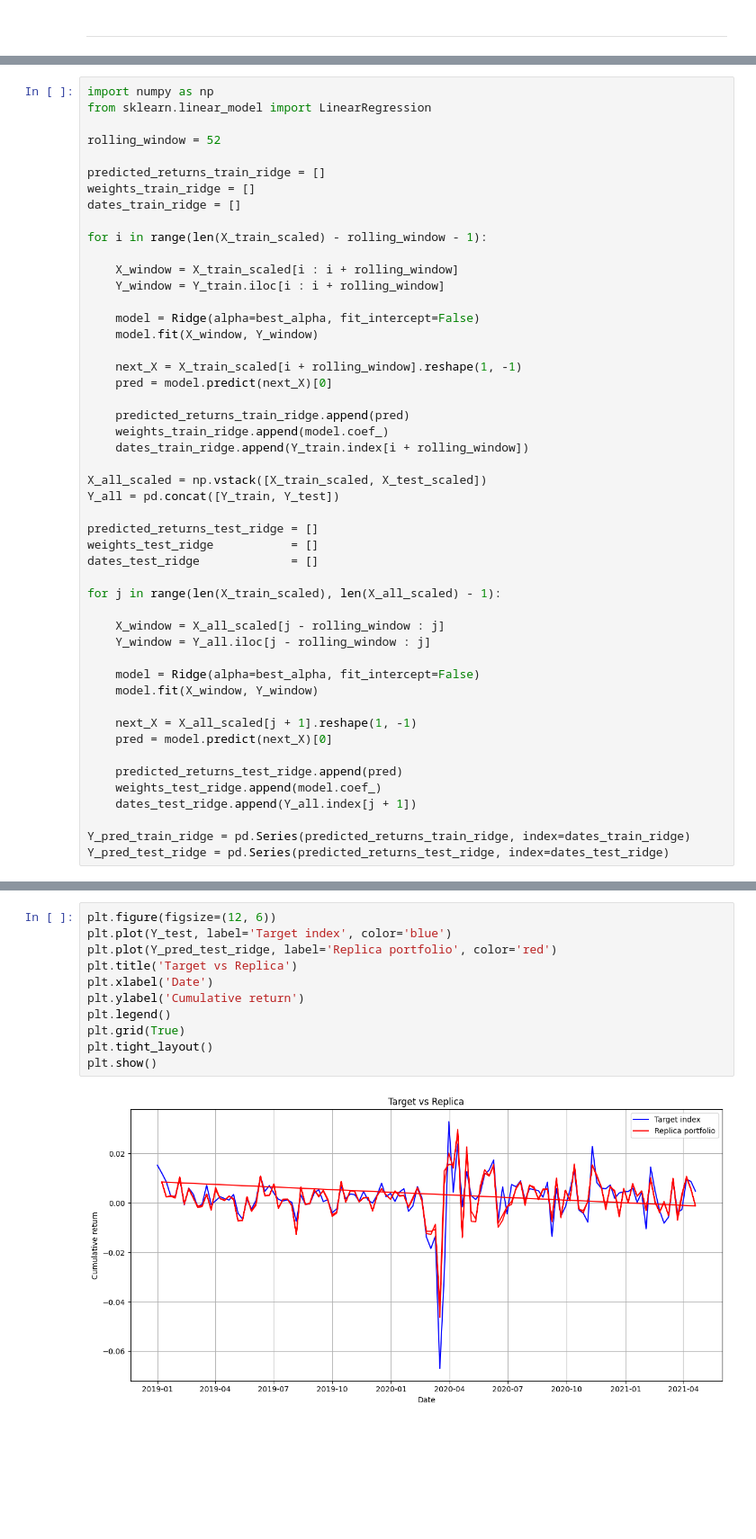
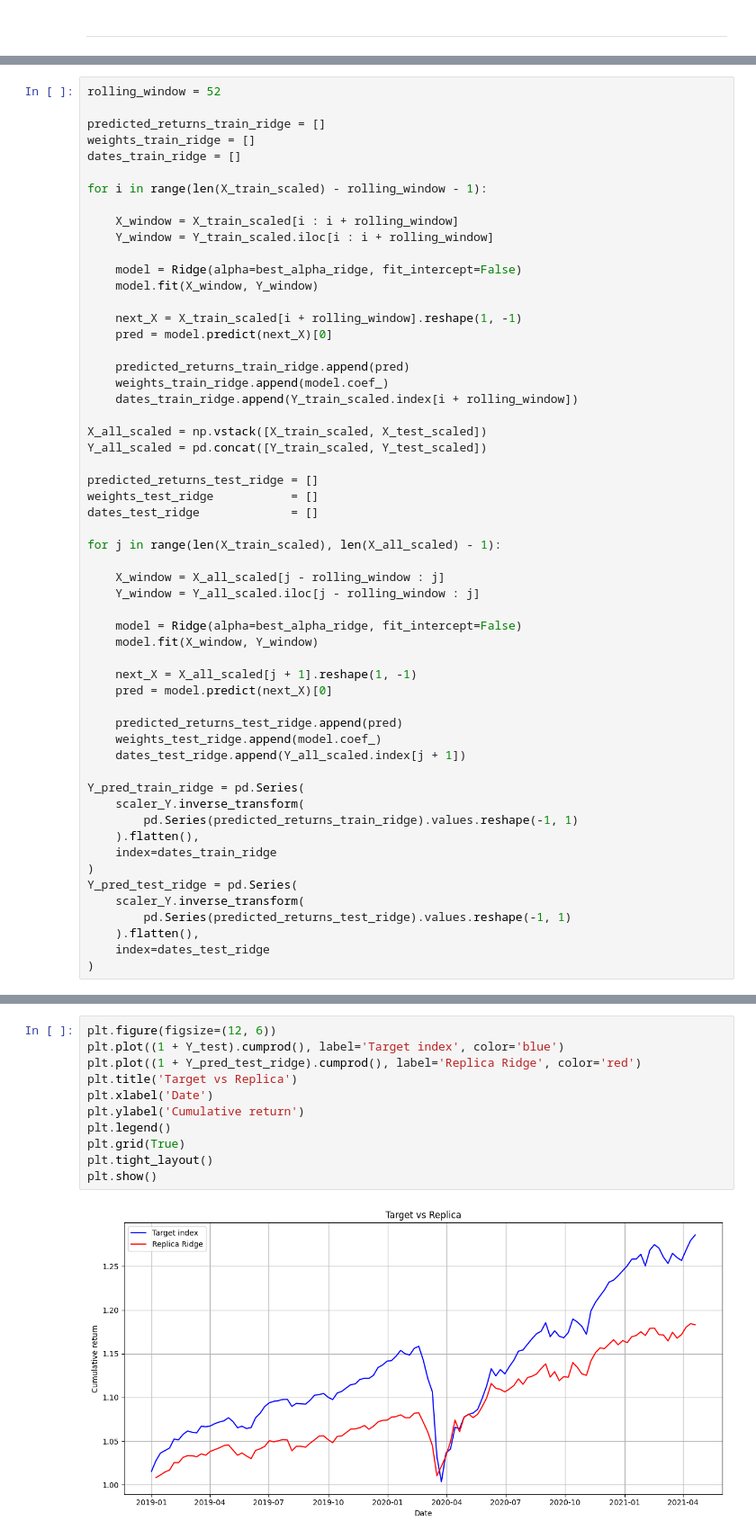
Before and after one commit to tommybaresi-creator/fintech-group-work, a Jupyter notebook: BusinessCase3/StatisticalModels.ipynb, the cells around one changed output, grey strips where cells are left out. Shown at 90% size. Cells and saved outputs as stored; diff of their text form; blank space fills up the shorter version.

Commit message:
Adding statistical models. OLS wins

```diff
--- a/BusinessCase3/StatisticalModels.ipynb
+++ b/BusinessCase3/StatisticalModels.ipynb
@@ -244,7 +278,4 @@ Best alpha: 10
 # %%
-import numpy as np
-from sklearn.linear_model import LinearRegression
-
 rolling_window = 52
 
 predicted_returns_train_ridge = []
@@ -254,9 +285,9 @@ dates_train_ridge = []
 for i in range(len(X_train_scaled) - rolling_window - 1):
 
     X_window = X_train_scaled[i : i + rolling_window]
-    Y_window = Y_train.iloc[i : i + rolling_window]
+    Y_window = Y_train_scaled.iloc[i : i + rolling_window]
 
-    model = Ridge(alpha=best_alpha, fit_intercept=False)
+    model = Ridge(alpha=best_alpha_ridge, fit_intercept=False)
     model.fit(X_window, Y_window)
 
     next_X = X_train_scaled[i + rolling_window].reshape(1, -1)
@@ -264,10 +295,10 @@ for i in range(len(X_train_scaled) - rolling_window - 1):
 
     predicted_returns_train_ridge.append(pred)
     weights_train_ridge.append(model.coef_)
-    dates_train_ridge.append(Y_train.index[i + rolling_window])
+    dates_train_ridge.append(Y_train_scaled.index[i + rolling_window])
 
 X_all_scaled = np.vstack([X_train_scaled, X_test_scaled])
-Y_all = pd.concat([Y_train, Y_test])
+Y_all_scaled = pd.concat([Y_train_scaled, Y_test_scaled])
 
 predicted_returns_test_ridge = []
 weights_test_ridge           = []
@@ -276,9 +307,9 @@ dates_test_ridge             = []
 for j in range(len(X_train_scaled), len(X_all_scaled) - 1):
 
     X_window = X_all_scaled[j - rolling_window : j]
-    Y_window = Y_all.iloc[j - rolling_window : j]
+    Y_window = Y_all_scaled.iloc[j - rolling_window : j]
 
-    model = Ridge(alpha=best_alpha, fit_intercept=False)
+    model = Ridge(alpha=best_alpha_ridge, fit_intercept=False)
     model.fit(X_window, Y_window)
 
     next_X = X_all_scaled[j + 1].reshape(1, -1)
@@ -286,8 +317,18 @@ for j in range(len(X_train_scaled), len(X_all_scaled) - 1):
 
     predicted_returns_test_ridge.append(pred)
     weights_test_ridge.append(model.coef_)
-    dates_test_ridge.append(Y_all.index[j + 1])
+    dates_test_ridge.append(Y_all_scaled.index[j + 1])
 
-Y_pred_train_ridge = pd.Series(predicted_returns_train_ridge, index=dates_train_ridge)
-Y_pred_test_ridge = pd.Series(predicted_returns_test_ridge, index=dates_test_ridge)
+Y_pred_train_ridge = pd.Series(
+    scaler_Y.inverse_transform(
+        pd.Series(predicted_returns_train_ridge).values.reshape(-1, 1)
+    ).flatten(),
+    index=dates_train_ridge
+)
+Y_pred_test_ridge = pd.Series(
+    scaler_Y.inverse_transform(
+        pd.Series(predicted_returns_test_ridge).values.reshape(-1, 1)
+    ).flatten(),
+    index=dates_test_ridge
+)
 # %%
@@ -335,13 +376,13 @@ metrics
 # %%
 plt.figure(figsize=(12, 6))
-plt.plot(Y_test, label='Target index', color='blue')
-plt.plot(Y_pred_test_ridge, label='Replica portfolio', color='red')
+plt.plot((1 + Y_test).cumprod(), label='Target index', color='blue')
+plt.plot((1 + Y_pred_test_ridge).cumprod(), label='Replica Ridge', color='red')
 plt.title('Target vs Replica')
 plt.xlabel('Date')
 plt.ylabel('Cumulative return')
 plt.legend()
 plt.grid(True)
 plt.tight_layout()
 plt.show()
 # %% [output]
-[figure, old version]
+[figure, new version]
```
Also changed, not shown: parts of 66 cells of this notebook.
